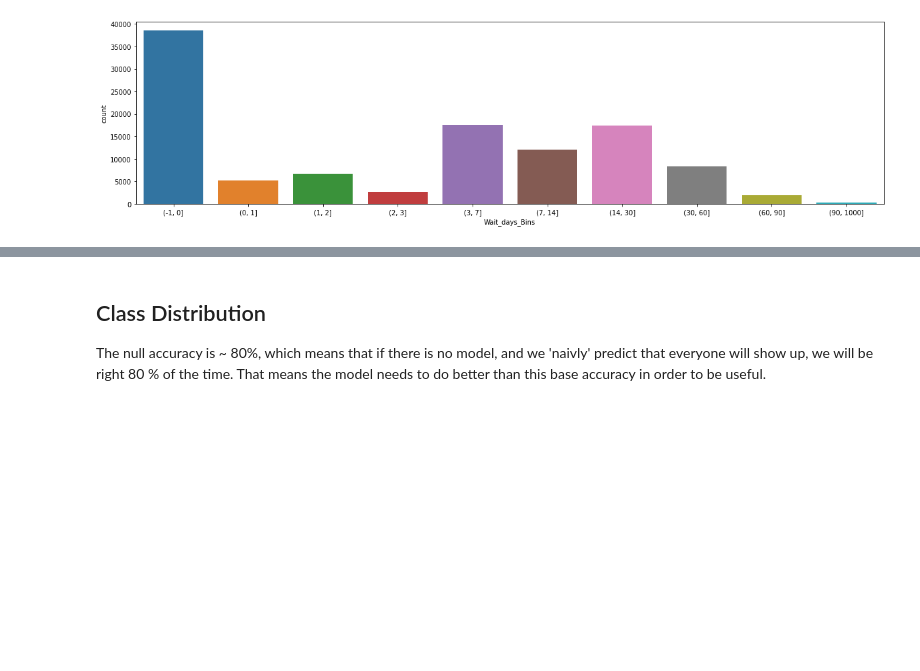
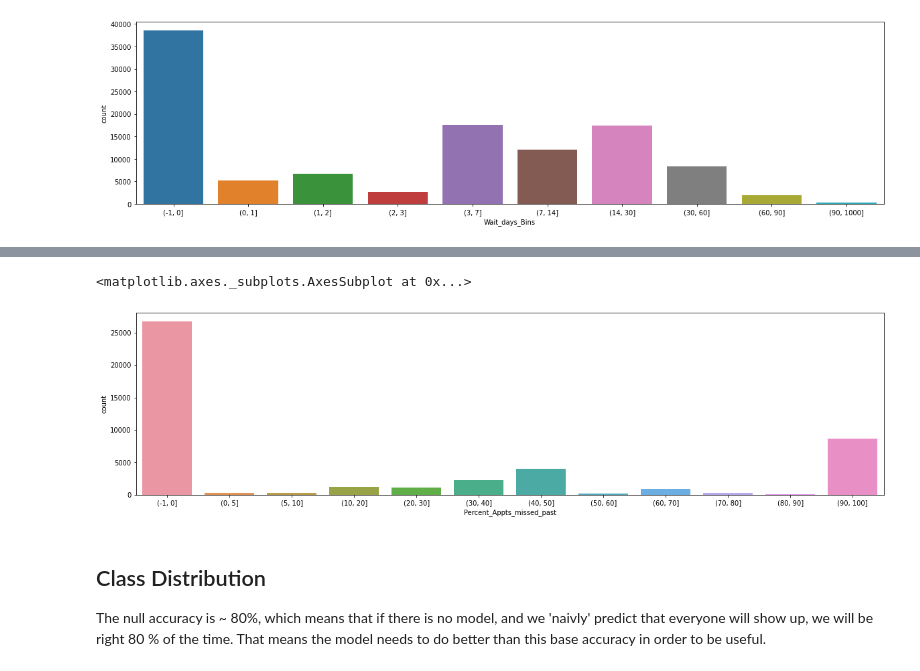
Before and after one commit to druvz/NoShow, a Jupyter notebook: predicting_no_shows_at_medical_appointments_v3.ipynb, the cells around one changed output, grey strips where cells are left out. Saved outputs shown, nothing was run; the diff lists cells and outputs as text; code cells hidden in the pictures; blank space fills up the shorter version.

```diff
--- a/predicting_no_shows_at_medical_appointments_v3.ipynb
+++ b/predicting_no_shows_at_medical_appointments_v3.ipynb
@@ -1390,3 +1393,8 @@ df.groupby(h)['No-show'].mean()
+# %%
+sns.countplot(df['Percent_Appts_missed_past'])
+# %% [output]
+<matplotlib.axes._subplots.AxesSubplot at 0x...>
+[figure, added]
 # %% [markdown]
 ## Class Distribution
 The null accuracy is ~ 80%, which means that if there is no model, and we 'naivly' predict that everyone will show up, we will be right 80 % of the time. That means the model needs to do better than this base accuracy in order to be useful.
```
Also changed, not shown: parts of 5 cells of this notebook.
